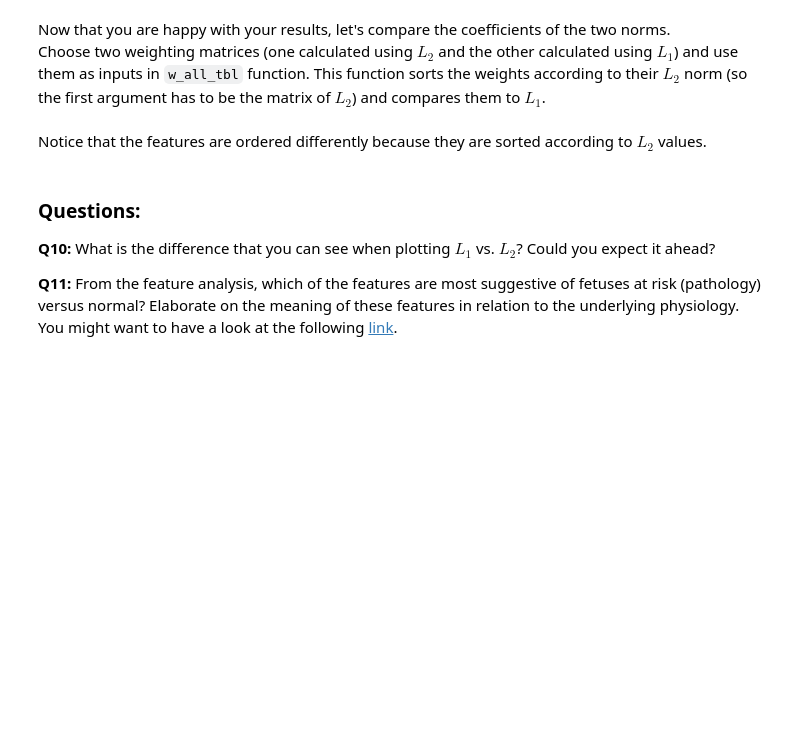
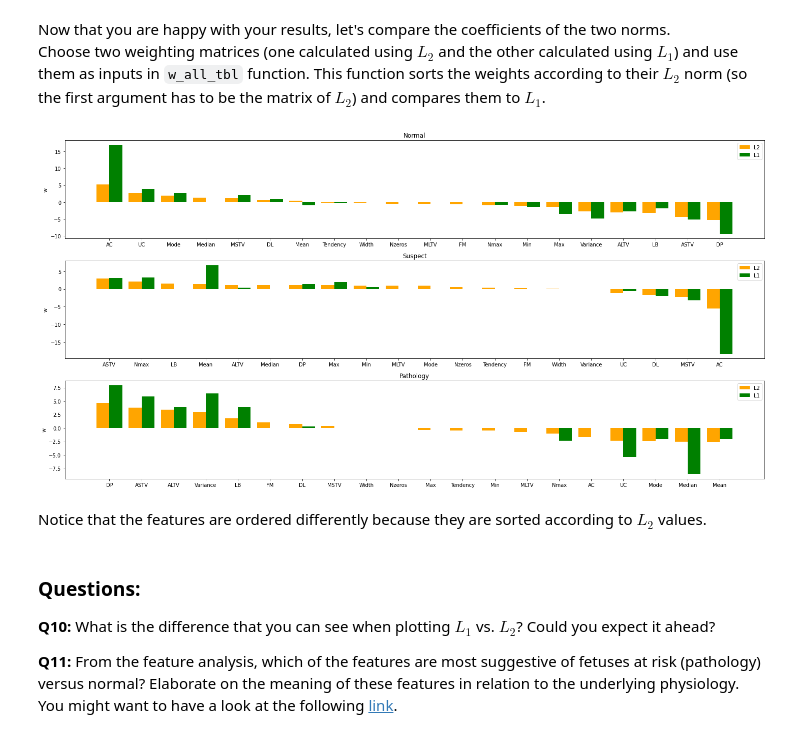
Before and after one commit to mlh-master/hw1_mlh-ameer-shaked, a Jupyter notebook: HW1.ipynb, the cells around one changed output. Cells and saved outputs as stored; diff of their text form; code cells hidden in the pictures; blank space fills up the shorter version.

```diff
--- a/HW1.ipynb
+++ b/HW1.ipynb
@@ -463,7 +477,10 @@ plt.show()
 Now that you are happy with your results, let's compare the coefficients of the two norms.\
 Choose two weighting matrices (one calculated using $ L_2 $ and the other calculated using $ L_1 $) and use them as inputs in `w_all_tbl` function. This function sorts the weights according to their $ L_2 $ norm (so the first argument has to be the matrix of $ L_2 $) and compares them to $L_1$.
 # %%
-w_all_tbl(w2, w1, orig_feat)
+w_all_tbl(w2[:,1:], w1[:,1:], orig_feat)
+#w_all_tbl(w2, w1, orig_feat)
+# %% [output]
+[figure, added]
 # %% [markdown]
 Notice that the features are ordered differently because they are sorted according to $ L_2 $ values.
 # %% [markdown]
```
Also changed, not shown: parts of 28 cells of this notebook, 1 other file.
